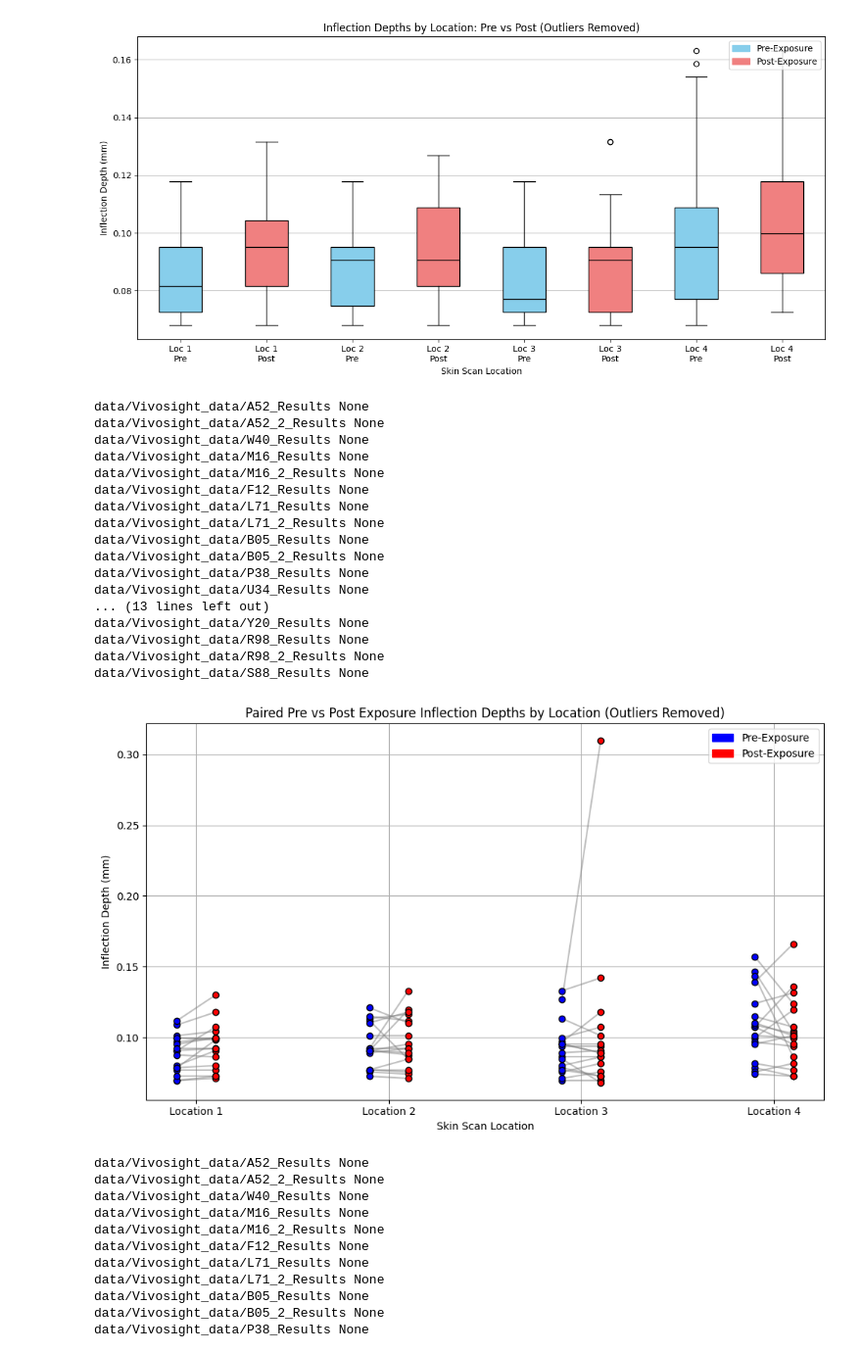
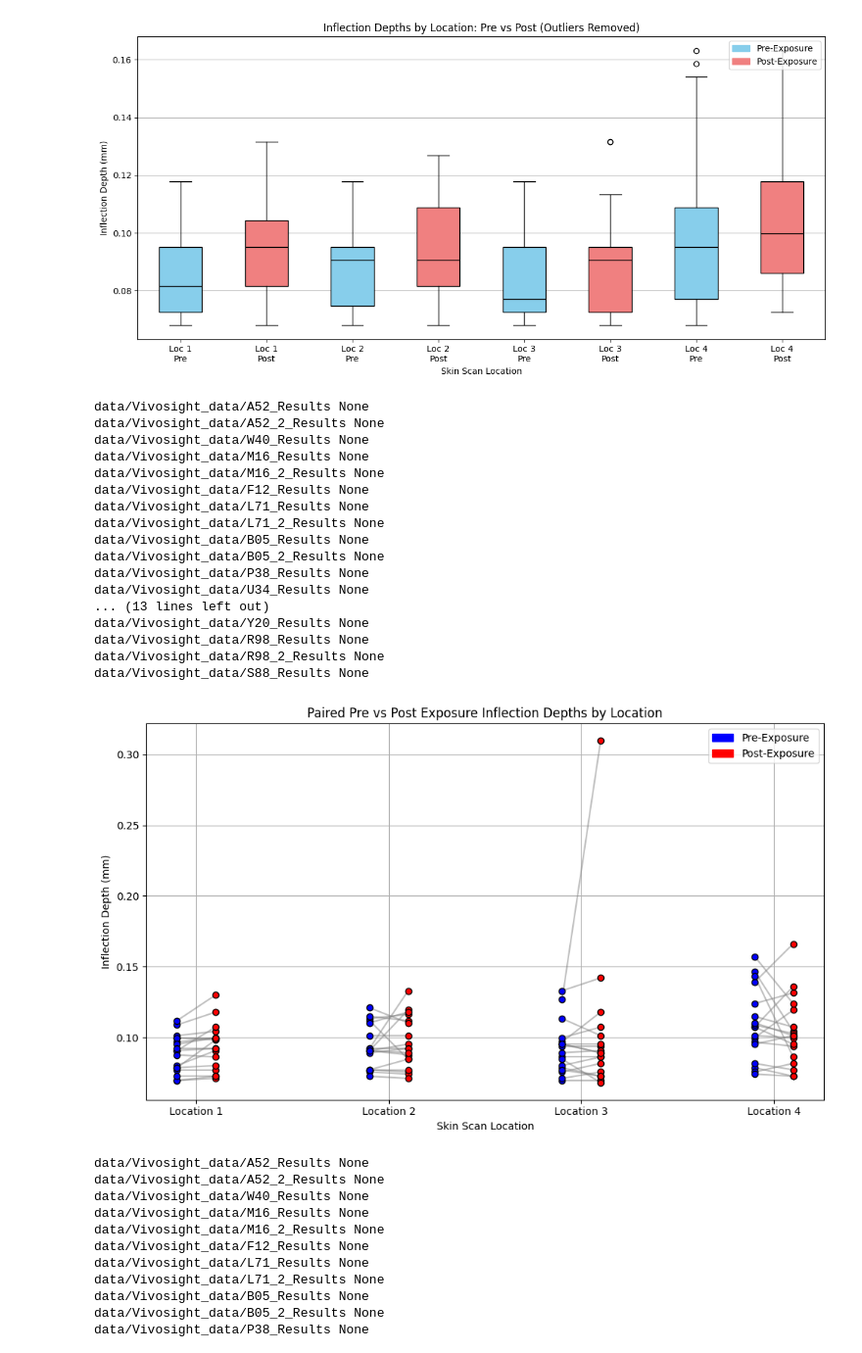
Before and after one commit to alejjara1/MeS_Vivosight, a Jupyter notebook: code/outlier_epidermal.ipynb, the cells around one changed output. Shown at 98% size. Saved outputs shown, nothing was run; the diff lists cells and outputs as text; code cells hidden in the pictures.

```diff
--- a/code/outlier_epidermal.ipynb
+++ b/code/outlier_epidermal.ipynb
@@ -209,35 +209,35 @@ for loc in [1, 2, 3, 4]:
 # Legend
 blue_patch = mpatches.Patch(color='blue', label='Pre-Exposure')
 red_patch = mpatches.Patch(color='red', label='Post-Exposure')
 plt.legend(handles=[blue_patch, red_patch], loc='upper right')
 
 # Labeling
 plt.xticks([1, 2, 3, 4], [f"Location {i}" for i in range(1, 5)])
 plt.xlabel("Skin Scan Location")
 plt.ylabel("Inflection Depth (mm)")
-plt.title("Paired Pre vs Post Exposure Inflection Depths by Location (Outliers Removed)")
+plt.title("Paired Pre vs Post Exposure Inflection Depths by Location")
 plt.grid(True)
 plt.tight_layout()
 plt.show()
 # %% [output]
 data/Vivosight_data/A52_Results None
 data/Vivosight_data/A52_2_Results None
 data/Vivosight_data/W40_Results None
 data/Vivosight_data/M16_Results None
 data/Vivosight_data/M16_2_Results None
 data/Vivosight_data/F12_Results None
 data/Vivosight_data/L71_Results None
 data/Vivosight_data/L71_2_Results None
 data/Vivosight_data/B05_Results None
 data/Vivosight_data/B05_2_Results None
 data/Vivosight_data/P38_Results None
 data/Vivosight_data/U34_Results None
 ... (13 lines left out)
 data/Vivosight_data/Y20_Results None
 data/Vivosight_data/R98_Results None
 data/Vivosight_data/R98_2_Results None
 data/Vivosight_data/S88_Results None
-[figure, old version]
+[figure, new version]
 # %%
 import data_read
 import matplotlib.pyplot as plt
```
Also changed, not shown: 2 other files.
